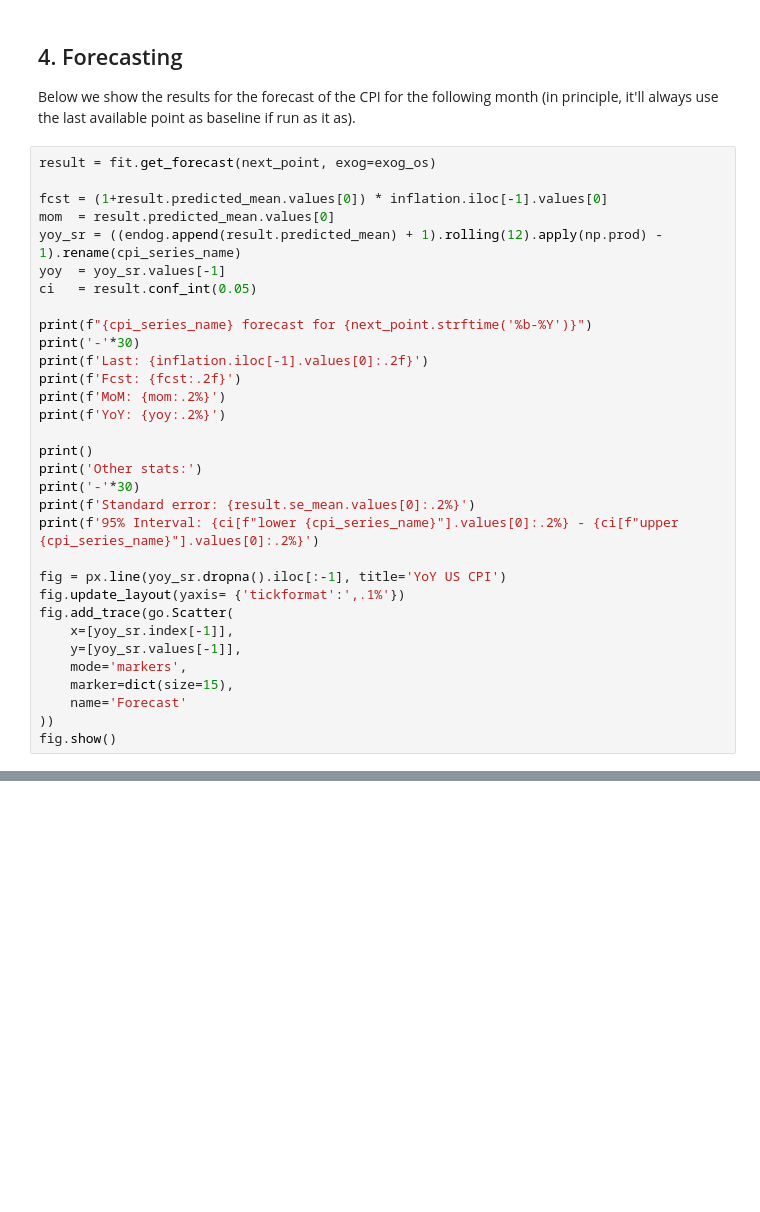
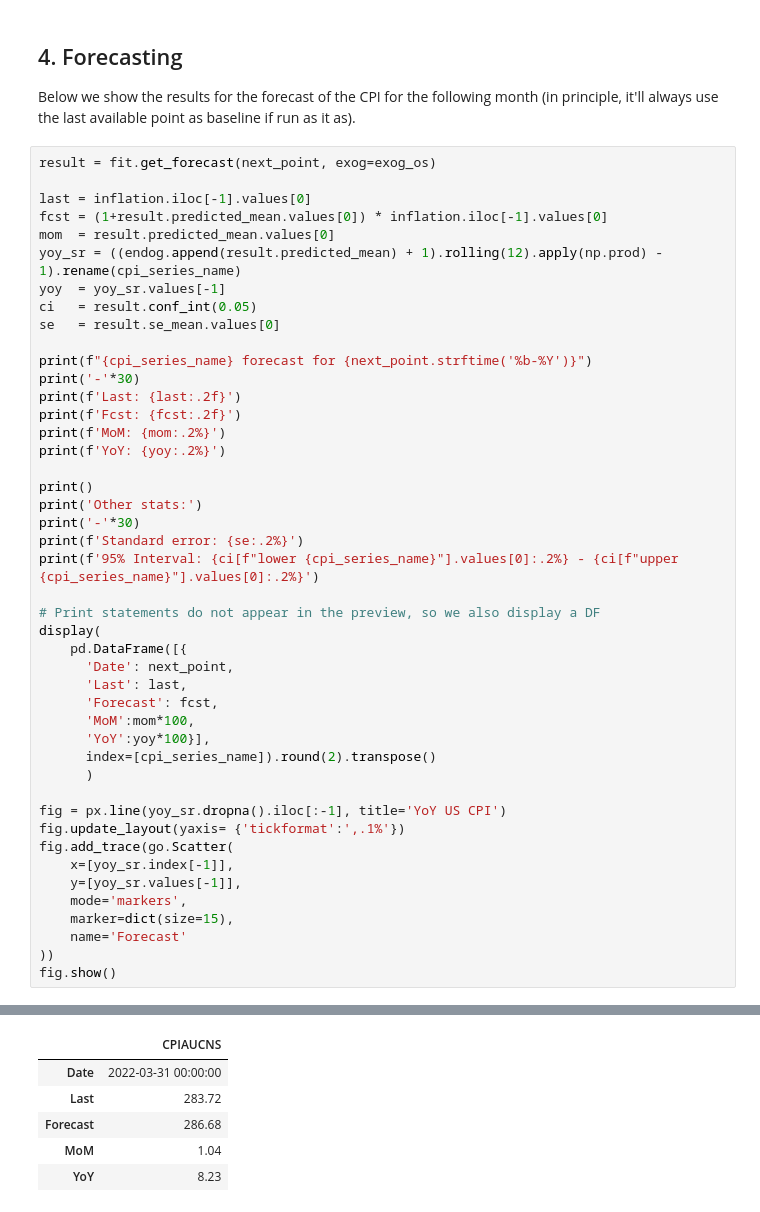
Before and after one commit to marketpsych/marketpsych, a Jupyter notebook: notebooks/v_USInflationForecast.ipynb, the cells around one changed output, grey strips where cells are left out. Saved outputs shown, nothing was run; the diff lists cells and outputs as text; blank space fills up the shorter version.

Commit message:
Adding dataframe to last cell so it shows in preview

```diff
--- a/notebooks/v_USInflationForecast.ipynb
+++ b/notebooks/v_USInflationForecast.ipynb
@@ -223,45 +223,64 @@ Below we show the results for the forecast of the CPI for the following month (i
 # %%
 result = fit.get_forecast(next_point, exog=exog_os)
 
+last = inflation.iloc[-1].values[0]
 fcst = (1+result.predicted_mean.values[0]) * inflation.iloc[-1].values[0]
 mom  = result.predicted_mean.values[0]
 yoy_sr = ((endog.append(result.predicted_mean) + 1).rolling(12).apply(np.prod) - 1).rename(cpi_series_name)
 yoy  = yoy_sr.values[-1]
 ci   = result.conf_int(0.05)
+se   = result.se_mean.values[0]
 
 print(f"{cpi_series_name} forecast for {next_point.strftime('%b-%Y')}")
 print('-'*30)
-print(f'Last: {inflation.iloc[-1].values[0]:.2f}')
+print(f'Last: {last:.2f}')
 print(f'Fcst: {fcst:.2f}')
 print(f'MoM: {mom:.2%}')
 print(f'YoY: {yoy:.2%}')
 
 print()
 print('Other stats:')
 print('-'*30)
-print(f'Standard error: {result.se_mean.values[0]:.2%}')
+print(f'Standard error: {se:.2%}')
 print(f'95% Interval: {ci[f"lower {cpi_series_name}"].values[0]:.2%} - {ci[f"upper {cpi_series_name}"].values[0]:.2%}')
+
+# Print statements do not appear in the preview, so we also display a DF
+display(
+    pd.DataFrame([{
+      'Date': next_point,
+      'Last': last,
+      'Forecast': fcst,
+      'MoM':mom*100,
+      'YoY':yoy*100}],
+      index=[cpi_series_name]).round(2).transpose()
+      )
 
 fig = px.line(yoy_sr.dropna().iloc[:-1], title='YoY US CPI')
 fig.update_layout(yaxis= {'tickformat':',.1%'})
 fig.add_trace(go.Scatter(
     x=[yoy_sr.index[-1]],
     y=[yoy_sr.values[-1]],
     mode='markers',
     marker=dict(size=15),
     name='Forecast'
 ))
 fig.show()
 # %% [output]
 CPIAUCNS forecast for Mar-2022
 ------------------------------
 Last: 283.72
 Fcst: 286.68
 MoM: 1.04%
 YoY: 8.23%
 
 Other stats:
 ------------------------------
 Standard error: 0.26%
 95% Interval: 0.54% - 1.55%
+|  | CPIAUCNS |
+| Date | 2022-03-31 00:00:00 |
+| Last | 283.72 |
+| Forecast | 286.68 |
+| MoM | 1.04 |
+| YoY | 8.23 |
 [interactive output not drawn]
```
Also changed, not shown: parts of 2 cells of this notebook.
